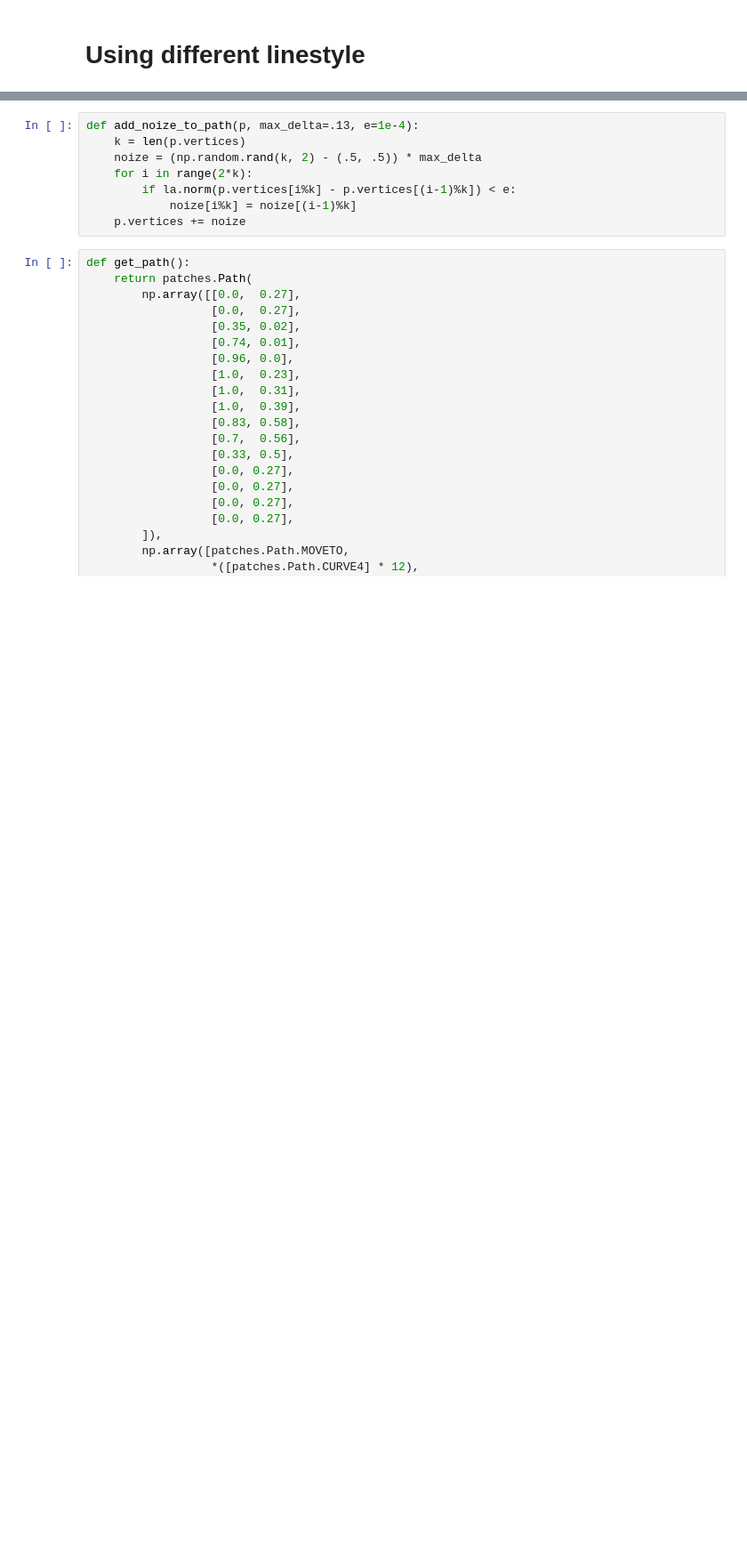
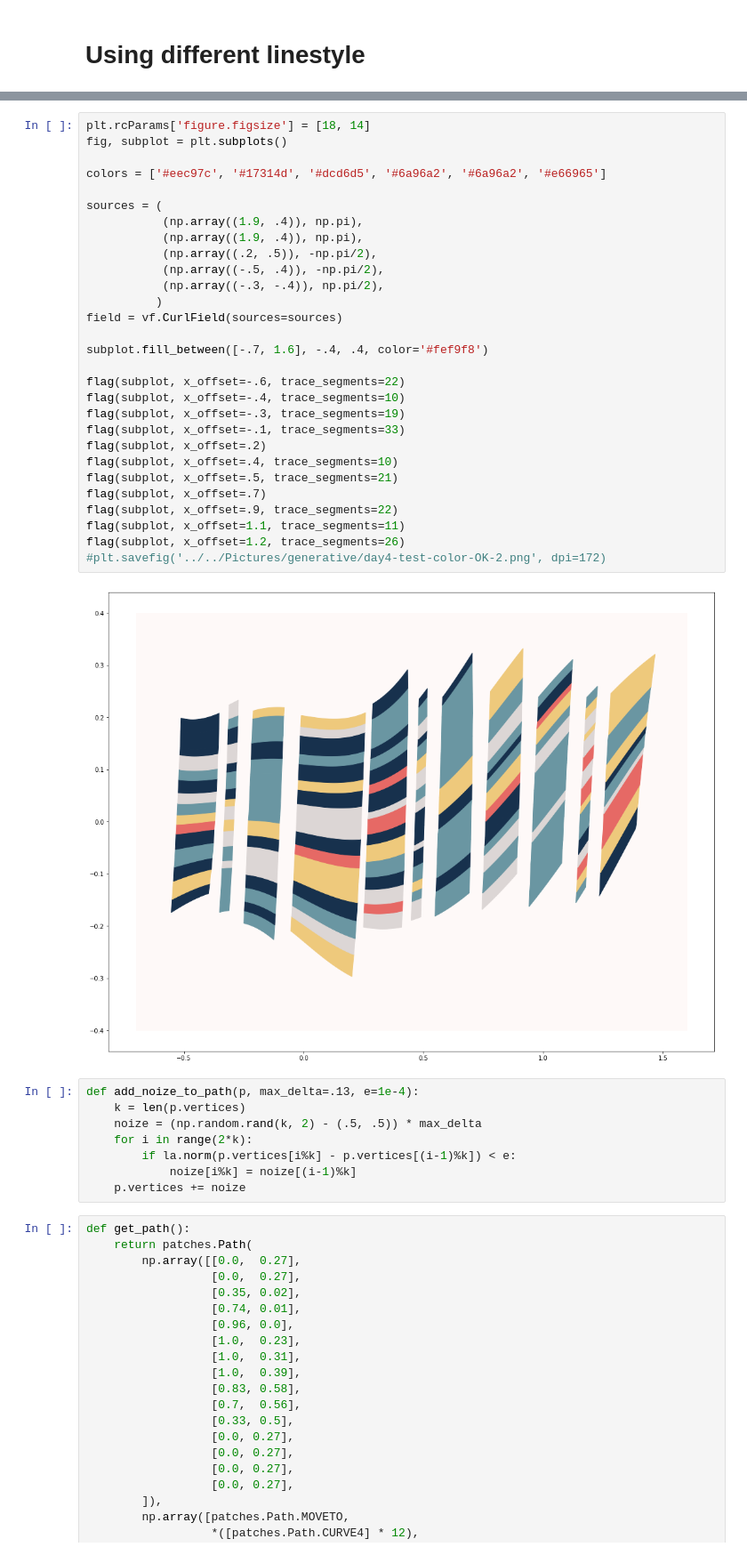
Before and after one commit to sleeping-h/vector-fields, a Jupyter notebook: vector_fields_demo.ipynb, the cells around one changed output, grey strips where cells are left out. Shown at 89% size. Drawn from its saved outputs; the diff is of its cells as text; blank space fills up the shorter version.

```diff
--- a/vector_fields_demo.ipynb
+++ b/vector_fields_demo.ipynb
@@ -191,3 +220,34 @@ for trace in traces:
+# %%
+plt.rcParams['figure.figsize'] = [18, 14]
+fig, subplot = plt.subplots()
+
+colors = ['#eec97c', '#17314d', '#dcd6d5', '#6a96a2', '#6a96a2', '#e66965']
+
+sources = (
+           (np.array((1.9, .4)), np.pi),
+           (np.array((1.9, .4)), np.pi),
+           (np.array((.2, .5)), -np.pi/2),
+           (np.array((-.5, .4)), -np.pi/2),
+           (np.array((-.3, -.4)), np.pi/2),
+          )
+field = vf.CurlField(sources=sources)
+
+subplot.fill_between([-.7, 1.6], -.4, .4, color='#fef9f8')
+
+flag(subplot, x_offset=-.6, trace_segments=22)
+flag(subplot, x_offset=-.4, trace_segments=10)
+flag(subplot, x_offset=-.3, trace_segments=19)
+flag(subplot, x_offset=-.1, trace_segments=33)
+flag(subplot, x_offset=.2)
+flag(subplot, x_offset=.4, trace_segments=10)
+flag(subplot, x_offset=.5, trace_segments=21)
+flag(subplot, x_offset=.7)
+flag(subplot, x_offset=.9, trace_segments=22)
+flag(subplot, x_offset=1.1, trace_segments=11)
+flag(subplot, x_offset=1.2, trace_segments=26)
+#plt.savefig('../../Pictures/generative/day4-test-color-OK-2.png', dpi=172)
+# %% [output]
+[figure, added]
 # %%
 def add_noize_to_path(p, max_delta=.13, e=1e-4):
     k = len(p.vertices)
```
Also changed, not shown: parts of 10 cells of this notebook.
